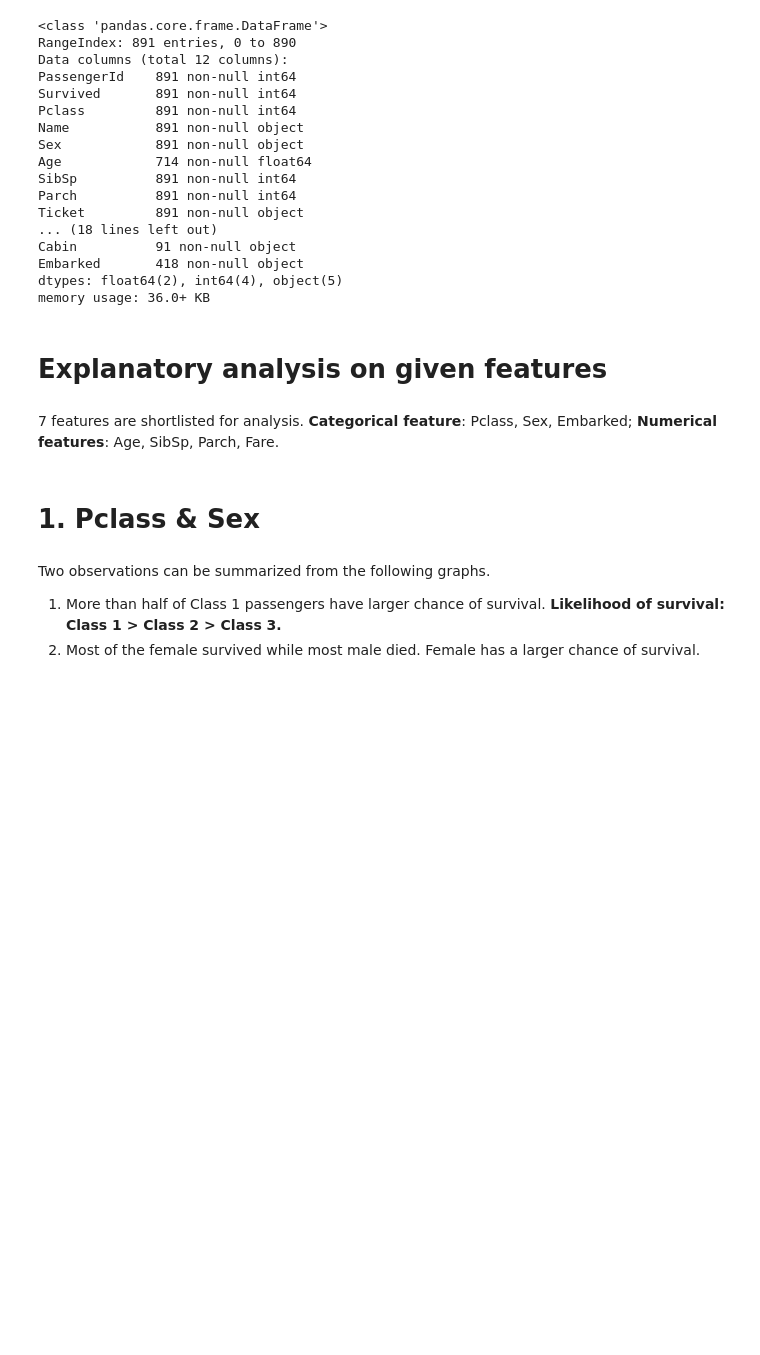
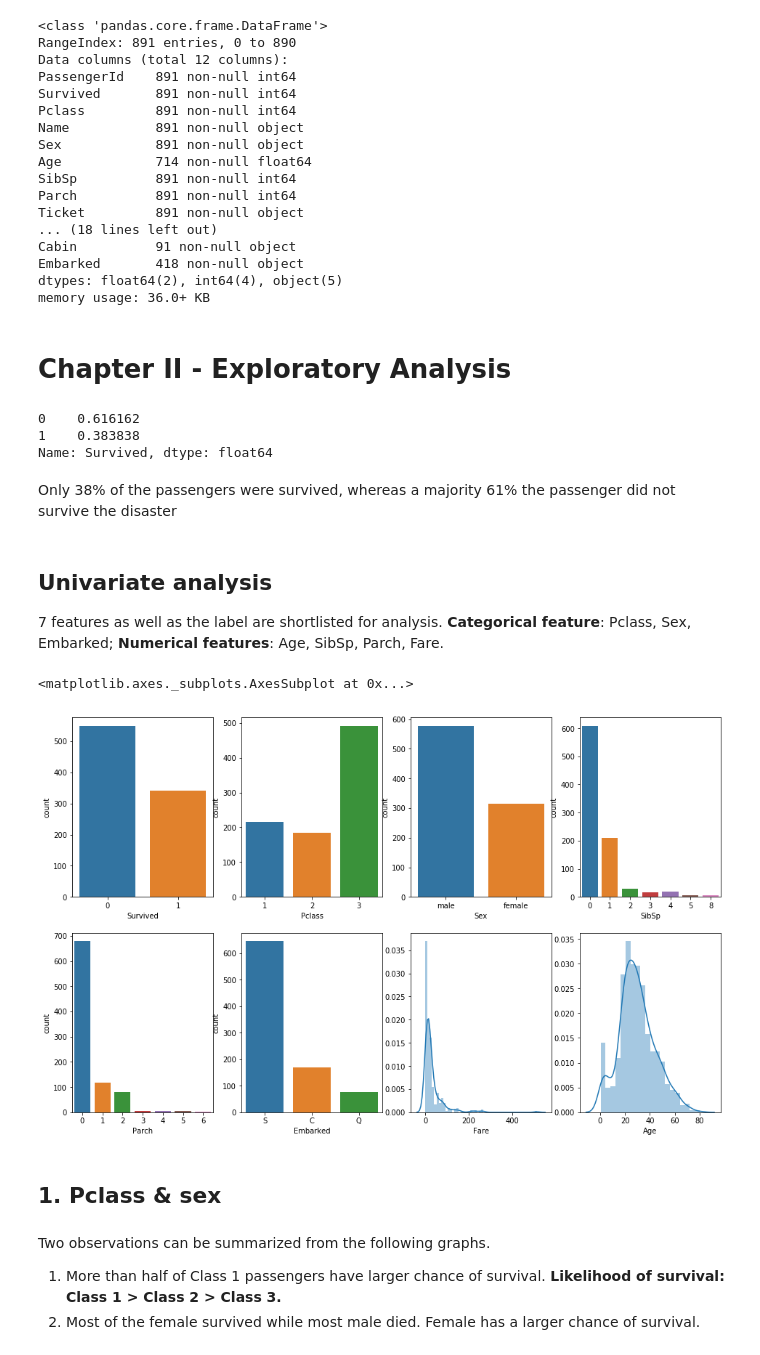
Before and after one commit to Shenghao1993/kaggle-titanic-survival-classification, a Jupyter notebook: Titanic by Shenghao.ipynb, the cells around one changed output. Cells and saved outputs as stored; diff of their text form; code cells hidden in the pictures; blank space fills up the shorter version.

Commit message:
Add original titanic dataset and deeper exploratory analysis

```diff
--- a/Titanic by Shenghao.ipynb
+++ b/Titanic by Shenghao.ipynb
@@ -49,12 +63,34 @@ Cabin          91 non-null object
 Embarked       418 non-null object
 dtypes: float64(2), int64(4), object(5)
 memory usage: 36.0+ KB
-# %% [markdown]
-# Explanatory analysis on given features
+# %% [markdown]
+# Chapter II - Exploratory Analysis
+# %%
+train_df.Survived.value_counts(normalize = True)
+# %% [output]
+0    0.616162
+1    0.383838
+Name: Survived, dtype: float64
+# %% [markdown]
+Only 38% of the passengers were survived, whereas a majority 61% the passenger did not survive the disaster
 # %% [markdown]
-7 features are shortlisted for analysis. <b>Categorical feature</b>: Pclass, Sex, Embarked; <b>Numerical features</b>: Age, SibSp, Parch, Fare.
+## Univariate analysis
+7 features as well as the label are shortlisted for analysis. <b>Categorical feature</b>: Pclass, Sex, Embarked; <b>Numerical features</b>: Age, SibSp, Parch, Fare.
+# %%
+fig, axes = plt.subplots(2, 4, figsize=(16, 10))
+sns.countplot('Survived', data=train_df, ax=axes[0, 0])
+sns.countplot('Pclass', data=train_df, ax=axes[0, 1])
+sns.countplot('Sex', data=train_df, ax = axes[0, 2])
+sns.countplot('SibSp', data=train_df, ax=axes[0, 3])
+sns.countplot('Parch', data=train_df, ax=axes[1, 0])
+sns.countplot('Embarked', data=train_df, ax=axes[1,1])
+sns.distplot(train_df['Fare'], kde=True, ax=axes[1,2])
+sns.distplot(train_df['Age'].dropna(), kde=True, ax=axes[1,3])
+# %% [output]
+<matplotlib.axes._subplots.AxesSubplot at 0x...>
+[figure, added]
 # %% [markdown]
-# 1. Pclass & Sex
+## 1. Pclass & sex
 # %% [markdown]
 Two observations can be summarized from the following graphs.
 1. More than half of Class 1 passengers have larger chance of survival. <b>Likelihood of survival: Class 1 > Class 2 > Class 3.</b>
```
Also changed, not shown: parts of 19 cells of this notebook, 1 other file.
